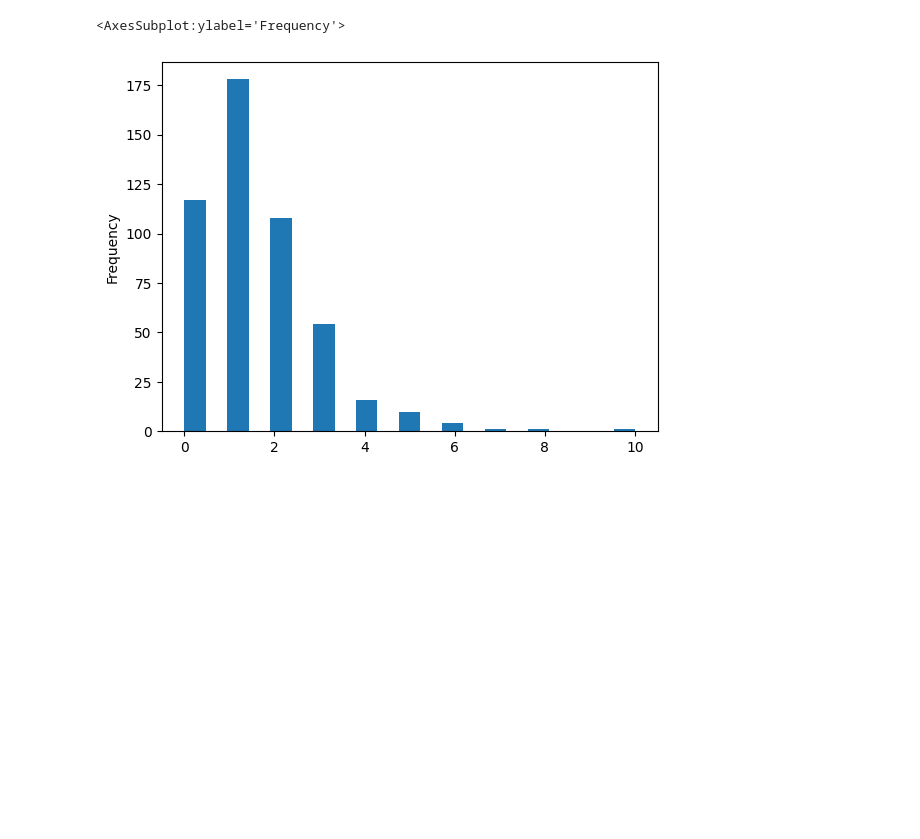
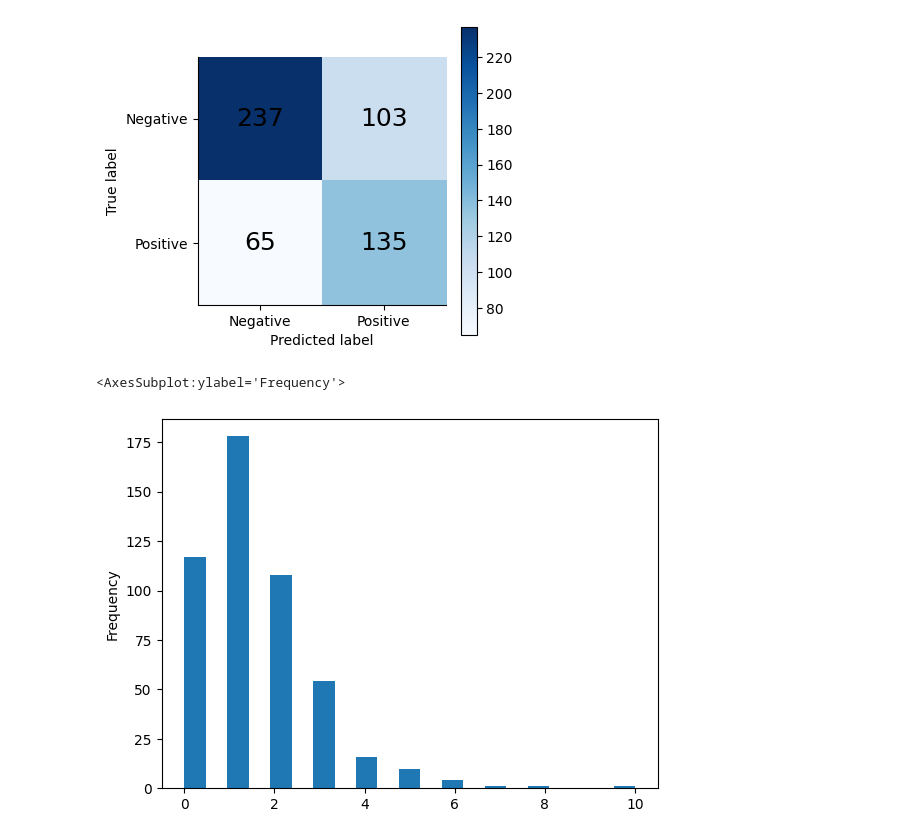
Before and after one commit to HishamAlkaed/Master_Thesis, a Jupyter notebook: code/error_analysis.ipynb, the cells around one changed output. Drawn from its saved outputs; the diff is of its cells as text; code cells hidden in the pictures; blank space fills up the shorter version.

```diff
--- a/code/error_analysis.ipynb
+++ b/code/error_analysis.ipynb
@@ -184,3 +54,7 @@ Index(['id', 'img', 'label', 'text', 'tokens', 'lemmas', 'upos', 'pos_fw_emo',
+# %%
+plot_confusion_matrix(df_dev, 'label', 'GBensemble',  'dev_unseen_confusion_matrix.png')
+# %% [output]
+[figure, added]
 # %%
 df_test['count'][df_test.label == 1].plot.hist(bins=21)
 # %% [output]
```
Also changed, not shown: parts of 28 cells of this notebook, 23 other files.
